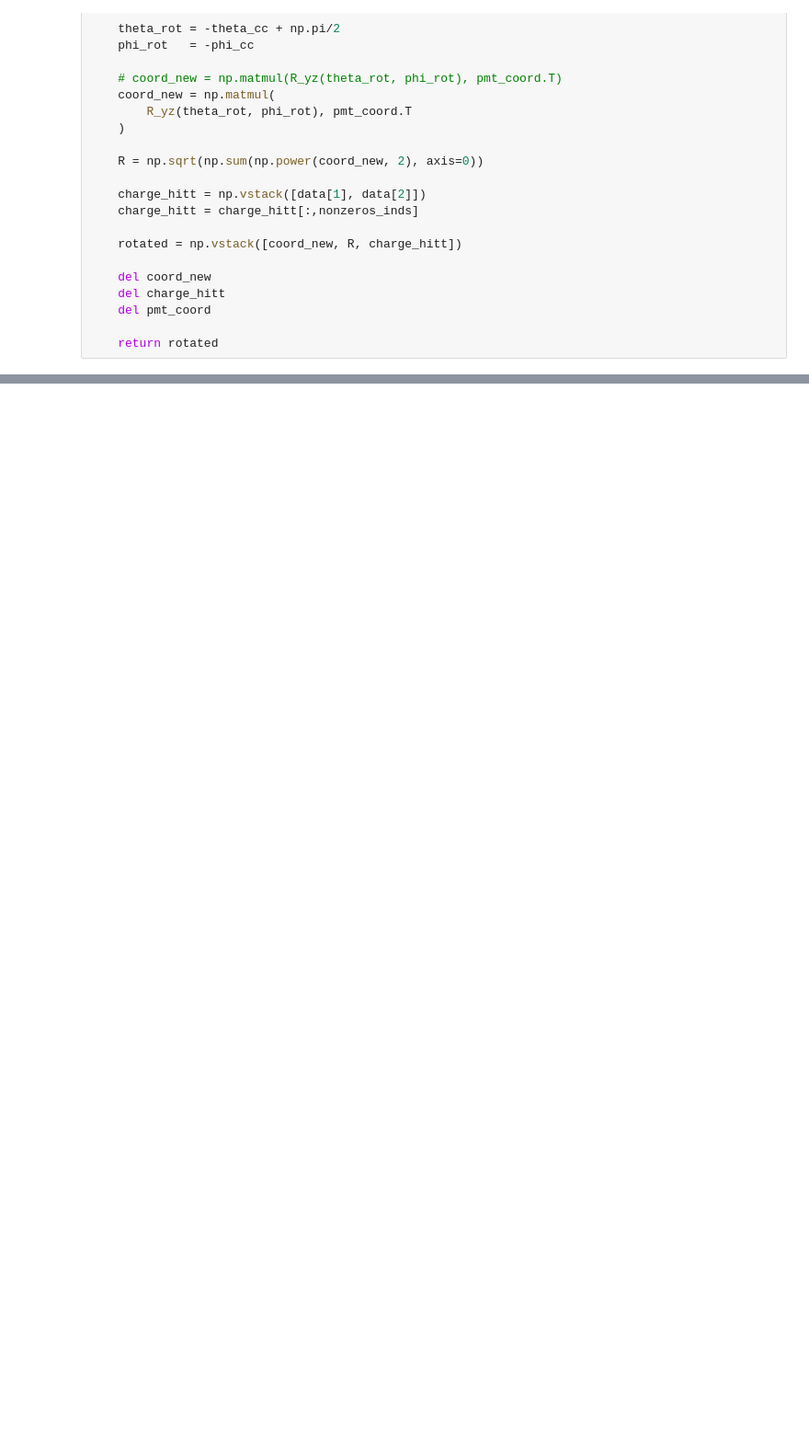
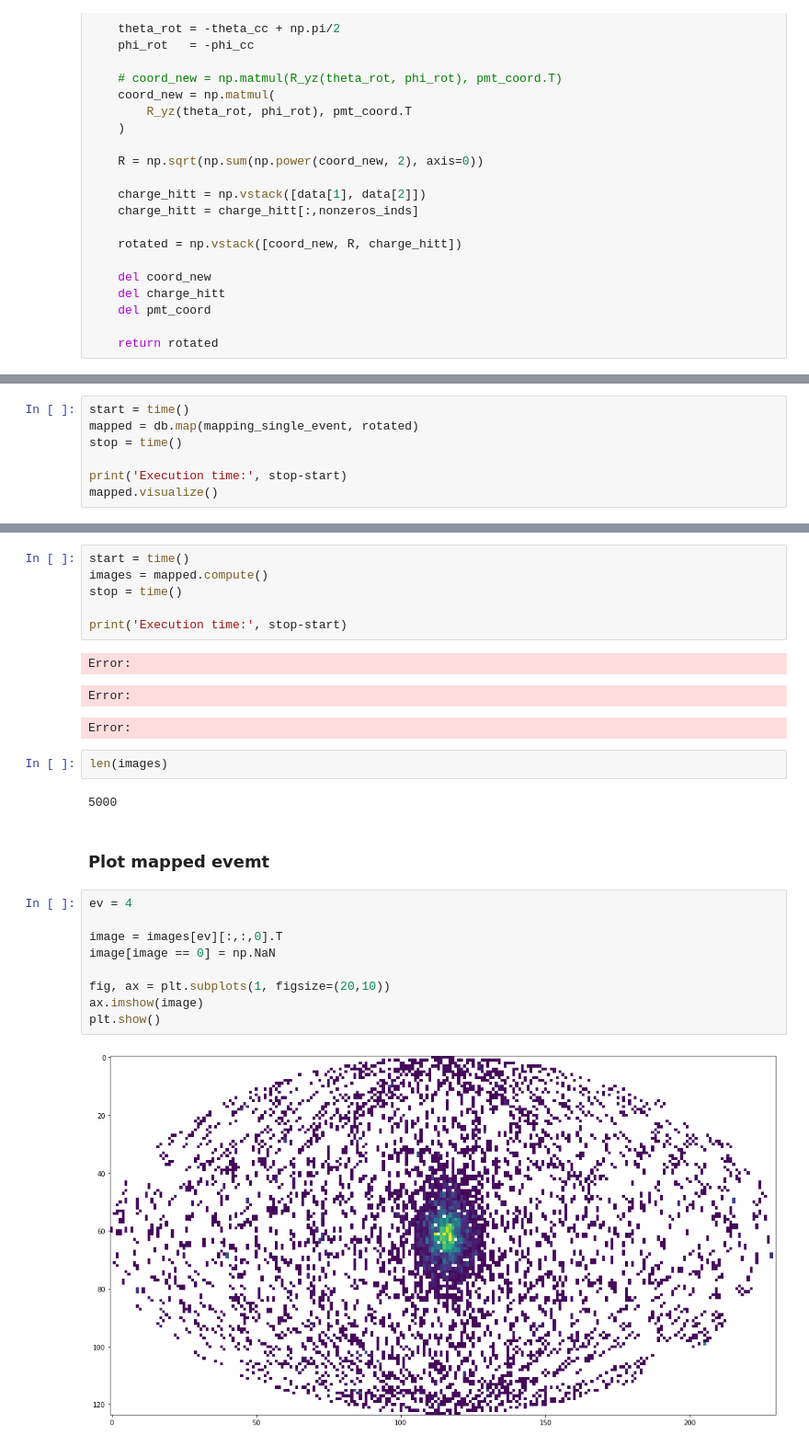
Before and after one commit to c0pp1/distributed-juno, a Jupyter notebook: cluster/cluster_mapping_new.ipynb, the cells around one changed output, grey strips where cells are left out. Shown at 92% size. Drawn from its saved outputs; the diff is of its cells as text; blank space fills up the shorter version.

```diff
--- a/cluster/cluster_mapping_new.ipynb
+++ b/cluster/cluster_mapping_new.ipynb
@@ -163,0 +221,7 @@ CommClosedError: in <TCP (closed) ConnectionPool.run_function local=tcp://10.67.
+# %%
+start = time()
+mapped = db.map(mapping_single_event, rotated)
+stop = time()
+
+print('Execution time:', stop-start)
+mapped.visualize()
@@ -163,0 +232,27 @@ CommClosedError: in <TCP (closed) ConnectionPool.run_function local=tcp://10.67.
+# %%
+start = time()
+images = mapped.compute()
+stop = time()
+
+print('Execution time:', stop-start)
+# %% [output]
+Error:
+Error:
+Error:
+# %%
+len(images)
+# %% [output]
+5000
+# %% [markdown]
+### Plot mapped evemt
+# %%
+ev = 4
+
+image = images[ev][:,:,0].T
+image[image == 0] = np.NaN
+
+fig, ax = plt.subplots(1, figsize=(20,10))
+ax.imshow(image)
+plt.show()
+# %% [output]
+[figure, added]
```
Also changed, not shown: parts of 23 cells of this notebook, 1 other file.
